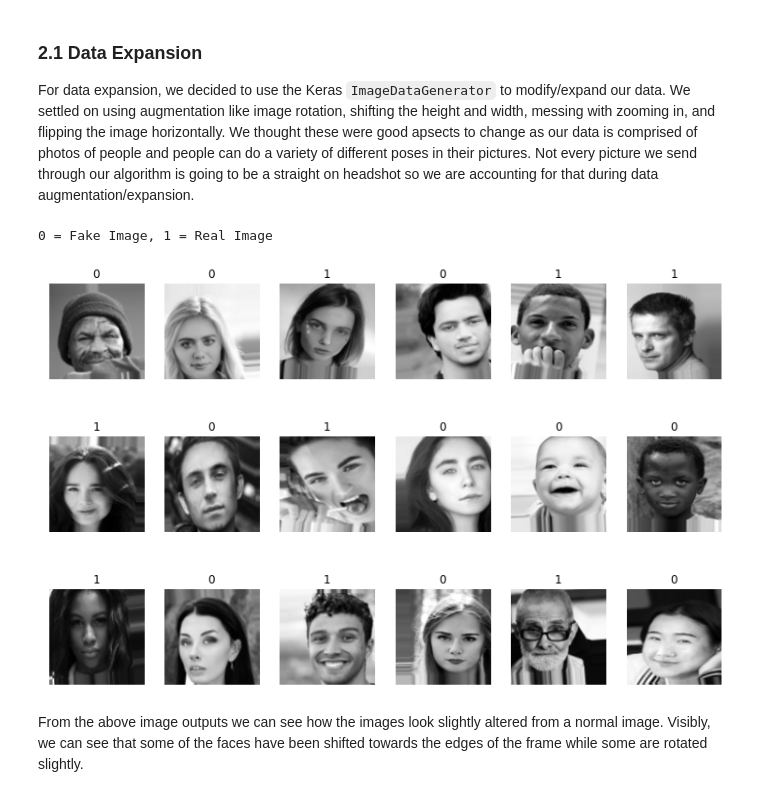
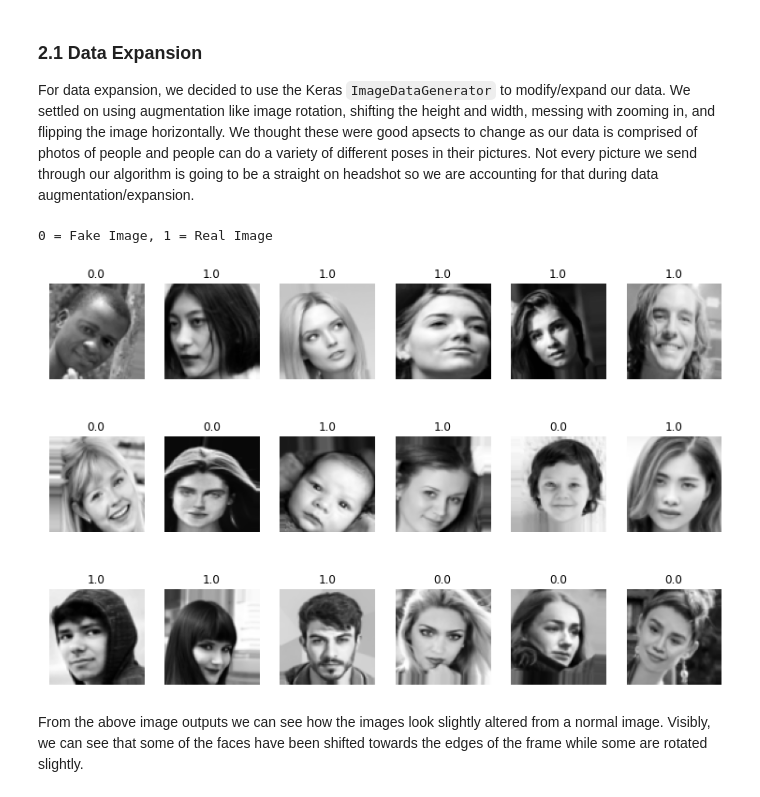
Before and after one commit to harrisonnoble/ml-projects, a Jupyter notebook: Lab 6/Lab 6.ipynb, the cells around one changed output. Drawn from its saved outputs; the diff is of its cells as text; code cells hidden in the pictures.

```diff
--- a/Lab 6/Lab 6.ipynb
+++ b/Lab 6/Lab 6.ipynb
@@ -20,18 +27,16 @@ from sklearn.utils import shuffle
 # %%
 #This preprocessing code is modified from our Lab 2 report
-
 #unzip data (only do once, uncomment to unzip data)
-#with zipfile.ZipFile('dataset.zip', 'r') as zipf:
-#    zipf.extractall('./data')
+# with zipfile.ZipFile('dataset.zip', 'r') as zipf:
+#     zipf.extractall('./data')
 
 fake_face_path = 'data/real_and_fake_face/training_fake/*'
 real_face_path = 'data/real_and_fake_face/training_real/*'
 
 #desired height and width of images
-h = 100
-w = 100
+h = 75
+w = 75
 
-tf.random.set_seed(2)
 np.random.seed(0)
 
 def load_data(path):
@@ -39,13 +44,13 @@ def load_data(path):
     img_list = []
     classes = []
     for file in files:
-        #create image, convert to grayscale, resize to 100x100
+        #create image, convert to grayscale, resize
         img = np.asarray(Image.open(file).convert('L').resize((h, w)))
         img_list.append(img)
         _, fname = os.path.split(file)
         classes.append(1 if 'real' in fname else 0)
 
-    return np.asarray(img_list), classes
+    return np.asarray(img_list), np.asarray(classes)
 
 fake_list, fake_classes = load_data(fake_face_path)
 real_list, real_classes = load_data(real_face_path)
@@ -54,10 +59,11 @@ print('Real images dataset shape:', real_list.shape)
 
 #combine data, normalize pixel data, shuffle
 data = np.concatenate((fake_list, real_list), axis=0)
-data = np.expand_dims(data, axis=-1)/255 - 0.5
-classes = fake_classes + real_classes
+data = data/255.0-0.5
+data = np.expand_dims(data, axis=-1)
+classes = np.concatenate((fake_classes, real_classes), axis=0)
 data, classes = shuffle(data, classes, random_state=0)
 
 print('Total dataset shape:', data.shape)
-print('Total number of classification targets:', len(classes))
+print('Total number of classification targets:', classes.shape)
 # %% [output]
@@ -137,6 +143,8 @@ for train_idx, test_idx in sss.split(X, y):
     X_train, X_test = X[train_idx], X[test_idx]
     y_train, y_test = y[train_idx], y[test_idx]
 
+y_train = keras.utils.to_categorical(y_train, 2)
+y_test = keras.utils.to_categorical(y_test, 2)
 print("X_train shape:", X_train.shape, ", y_train shape:", y_train.shape)
 print("X_test shape:", X_test.shape, ", y_test shape:", y_test.shape)
 # %% [output]
@@ -163,20 +172,20 @@
 # %%
 from tensorflow.keras.preprocessing.image import ImageDataGenerator
 
 datagen = ImageDataGenerator(
     rotation_range=8,
-    width_shift_range=0.15,
-    height_shift_range=0.15,
-    zoom_range=0.2,
+    width_shift_range=0.1,
+    height_shift_range=0.1,
+    zoom_range=0.15,
     horizontal_flip=True,
     data_format="channels_last")
 
 datagen.fit(X_train)
 tmps = datagen.flow(X_train, y_train, batch_size=18)
 
-plot_gallery(tmps[0][0], tmps[0][1], 100, 100)
+plot_gallery(tmps[0][0], tmps[0][1][:,1], 75, 75)
 # %% [output]
 0 = Fake Image, 1 = Real Image
-[figure, old version]
+[figure, new version]
 # %% [markdown]
 From the above image outputs we can see how the images look slightly altered from a normal image. Visibly, we can see that some of the faces have been shifted towards the edges of the frame while some are rotated slightly.
```
Also changed, not shown: parts of 41 cells of this notebook.
